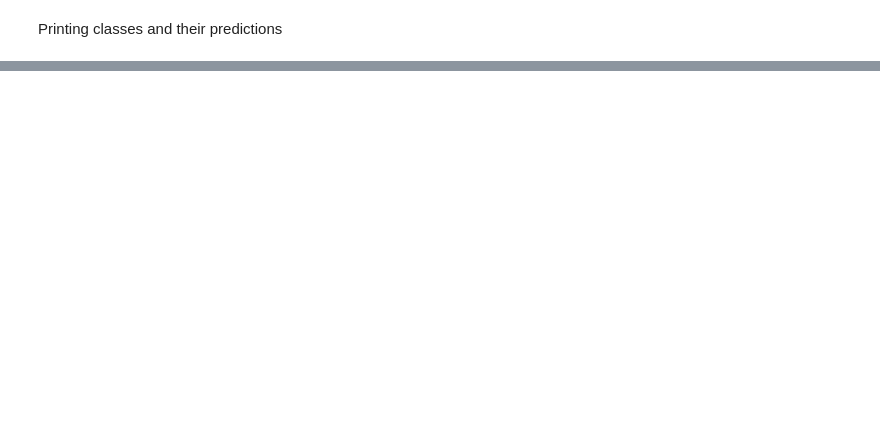
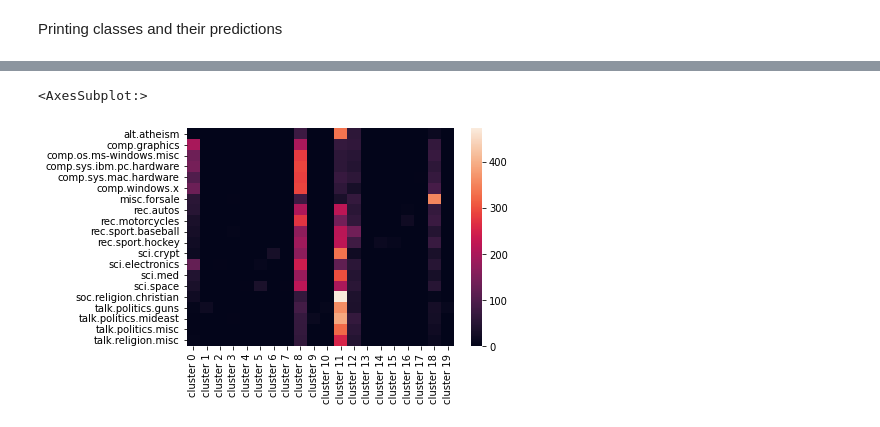
Before and after one commit to Basirulislam/Assignment_2, a Jupyter notebook: Assignment 2.ipynb, the cells around one changed output, grey strips where cells are left out. Cells and saved outputs as stored; diff of their text form; code cells hidden in the pictures; blank space fills up the shorter version.

```diff
--- a/Assignment 2.ipynb
+++ b/Assignment 2.ipynb
@@ -136,0 +75,27 @@ twenty_newsgroup_to_csv()
+# %%
+from sklearn.linear_model import LogisticRegression
+from sklearn.decomposition import KernelPCA
+t0 = time()
+n_components = [10,100,500]
+col = ['train', 'test']
+score = pd.DataFrame(columns = col, index= n_components)
+
+
+# fit kPCA model to 20newsgroupsdata
+for number in range(0, len(n_components)):
+    # keep the first n principal components of the data
+    kpca = KernelPCA(n_components=n_components[number])
+
+    kpca.fit(X_train_scaled)
+    # transform data onto the first n principal components
+    X_train_kpca = kpca.transform(X_train_scaled)
+    X_test_kpca = kpca.transform(X_test_scaled)
+
+    logr_news = LogisticRegression(solver='sag').fit(X_train_kpca, y_train)
+    # Calculate R-squared for both test / train samples
+    score.at[n_components[number],'train'] = round(logr_news.score(X_train_kpca,y_train),3)
+    score.at[n_components[number],'test'] = round(logr_news.score(X_test_kpca,y_test),3)
+
+
+print("done in %fs" % (time() - t0))
+print(score)
@@ -170,0 +161,6 @@ sn.heatmap(cm, yticklabels=data['target_names'],
+# %%
+kmeans = MiniBatchKMeans(n_clusters=20, init='k-means++', n_init=500)
+clusters = kmeans.fit_predict(X_train_kpca)
+
+res = list(zip(*np.unique(clusters, return_counts=True)))
+res
@@ -170,0 +188,7 @@ sn.heatmap(cm, yticklabels=data['target_names'],
+# %%
+cm = confusion_matrix(Y, clusters)
+sn.heatmap(cm, yticklabels=data['target_names'],
+           xticklabels=["cluster {}".format(i) for i in range(20)])
+# %% [output]
+<AxesSubplot:>
+[figure, added]
```
Also changed, not shown: parts of 16 cells of this notebook.
